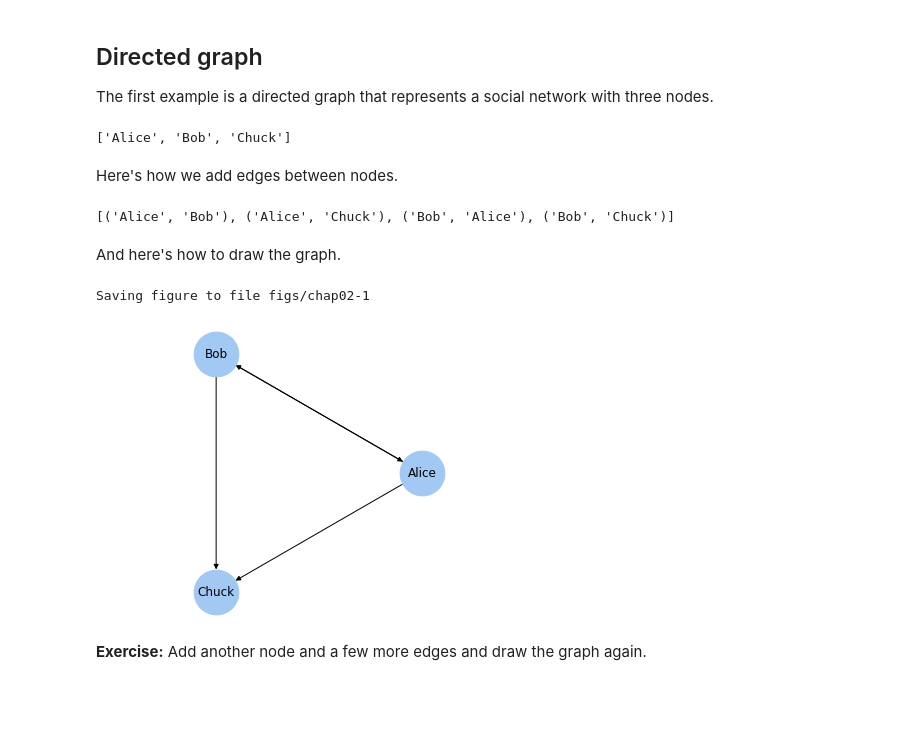
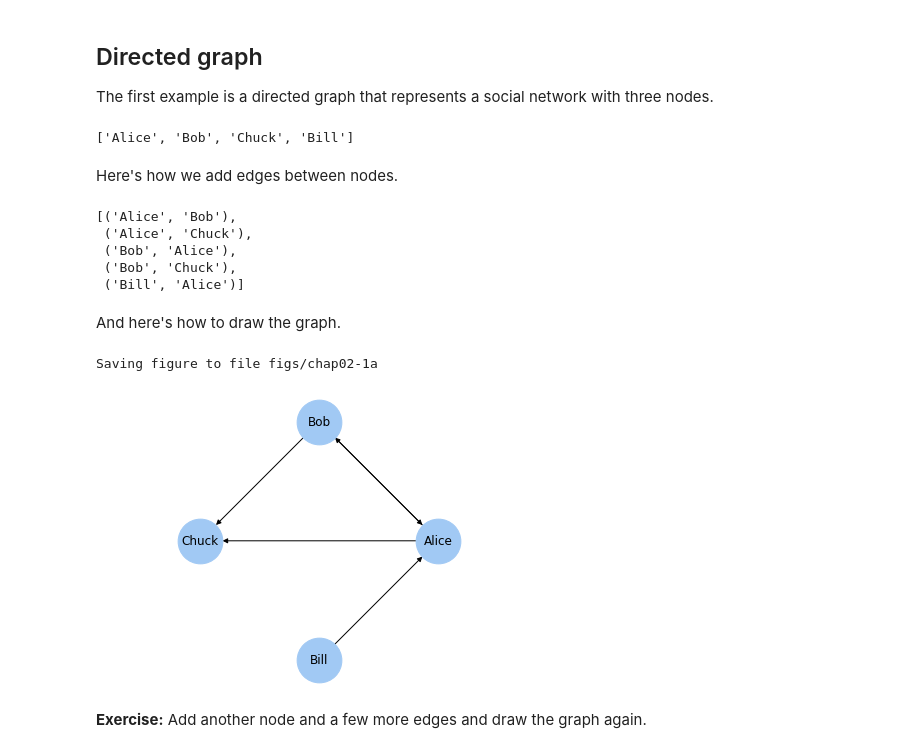
Before and after one commit to wostrie2/ThinkComplexity2, a Jupyter notebook: notebooks/chap02.ipynb, the cells around one changed output. Cells and saved outputs as stored; diff of their text form; code cells hidden in the pictures; blank space fills up the shorter version.

```diff
--- a/notebooks/chap02.ipynb
+++ b/notebooks/chap02.ipynb
@@ -38,9 +38,10 @@ G = nx.DiGraph()
 G.add_node('Alice')
 G.add_node('Bob')
 G.add_node('Chuck')
+G.add_node('Bill')
 list(G.nodes())
 # %% [output]
-['Alice', 'Bob', 'Chuck']
+['Alice', 'Bob', 'Chuck', 'Bill']
 # %% [markdown]
 Here's how we add edges between nodes.
 # %%
@@ -48,20 +49,25 @@ G.add_edge('Alice', 'Bob')
 G.add_edge('Alice', 'Chuck')
 G.add_edge('Bob', 'Alice')
 G.add_edge('Bob', 'Chuck')
+G.add_edge('Bill', 'Alice')
 list(G.edges())
 # %% [output]
-[('Alice', 'Bob'), ('Alice', 'Chuck'), ('Bob', 'Alice'), ('Bob', 'Chuck')]
+[('Alice', 'Bob'),
+ ('Alice', 'Chuck'),
+ ('Bob', 'Alice'),
+ ('Bob', 'Chuck'),
+ ('Bill', 'Alice')]
 # %% [markdown]
 And here's how to draw the graph.
 # %%
 nx.draw_circular(G,
                  node_color='C0',
                  node_size=2000,
                  with_labels=True)
 plt.axis('equal')
-savefig('figs/chap02-1')
+savefig('figs/chap02-1a')
 # %% [output]
-Saving figure to file figs/chap02-1
+Saving figure to file figs/chap02-1a
-[figure, old version]
+[figure, new version]
 # %% [markdown]
 **Exercise:**  Add another node and a few more edges and draw the graph again.
```
Also changed, not shown: parts of 43 cells of this notebook, 7 other files.
